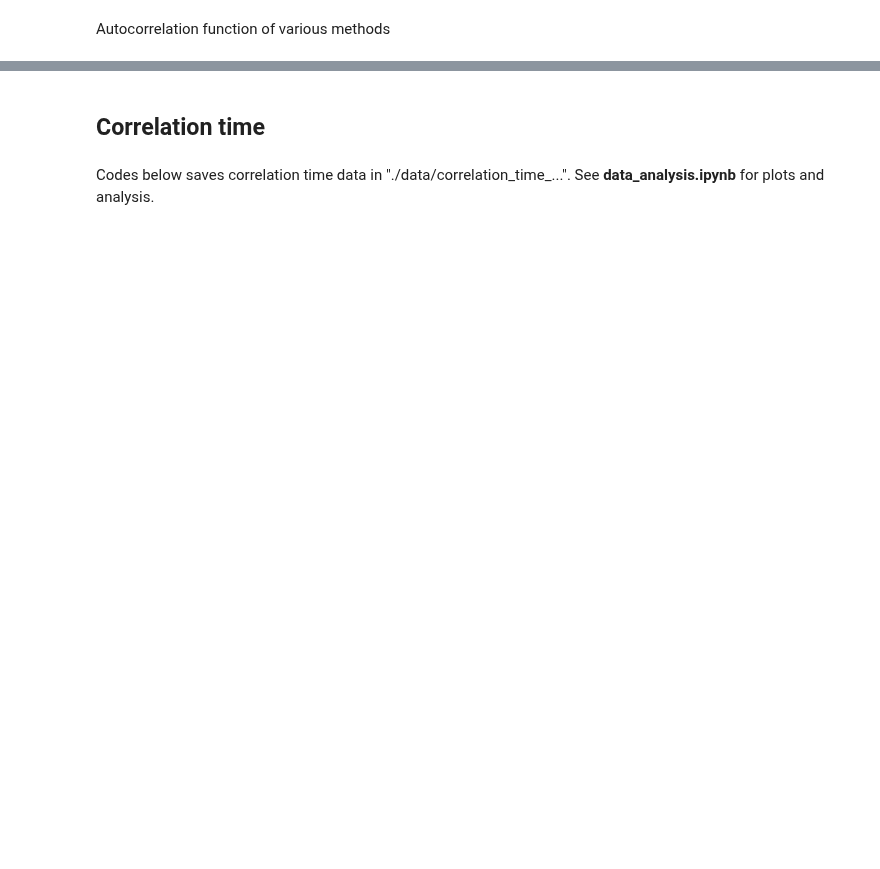
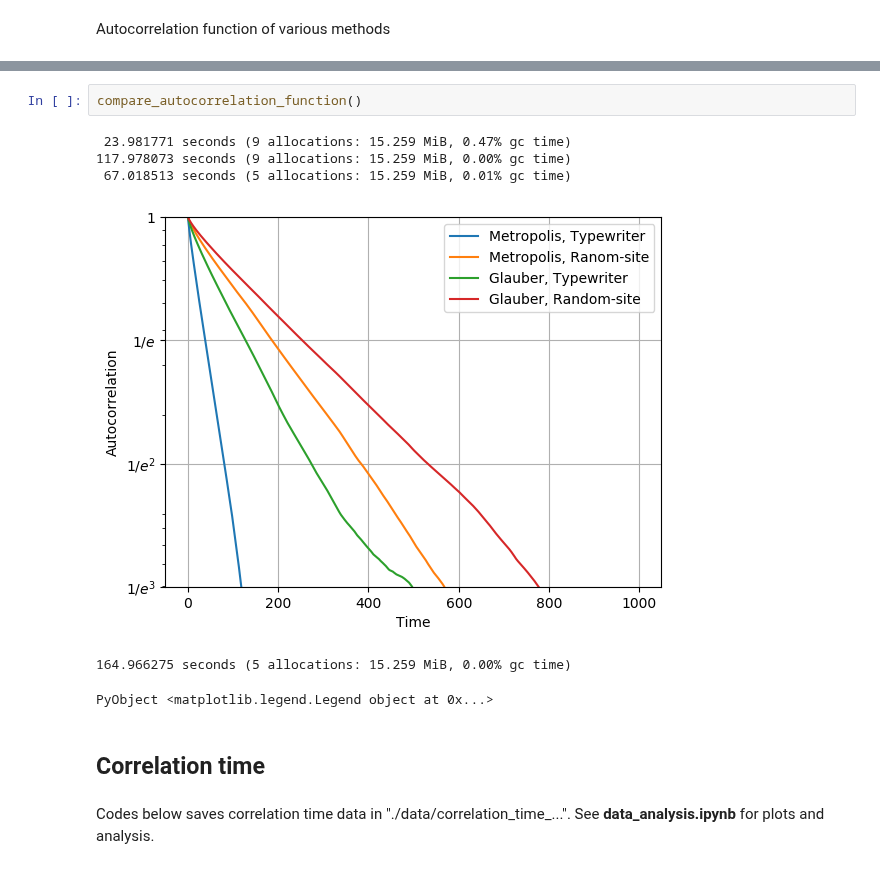
Before and after one commit to bkjhun/ising_2d_julia, a Jupyter notebook: ising_2d.ipynb, the cells around one changed output, grey strips where cells are left out. Drawn from its saved outputs; the diff is of its cells as text; blank space fills up the shorter version.

```diff
--- a/ising_2d.ipynb
+++ b/ising_2d.ipynb
@@ -164,3 +164,12 @@ PyObject <matplotlib.legend.Legend object at 0x...>
+# %%
+compare_autocorrelation_function()
+# %% [output]
+ 23.981771 seconds (9 allocations: 15.259 MiB, 0.47% gc time)
+117.978073 seconds (9 allocations: 15.259 MiB, 0.00% gc time)
+ 67.018513 seconds (5 allocations: 15.259 MiB, 0.01% gc time)
+[figure, added]
+164.966275 seconds (5 allocations: 15.259 MiB, 0.00% gc time)
+PyObject <matplotlib.legend.Legend object at 0x...>
 # %% [markdown]
 ## Correlation time
 # %% [markdown]
```
Also changed, not shown: parts of 13 cells of this notebook, 19 other files.
